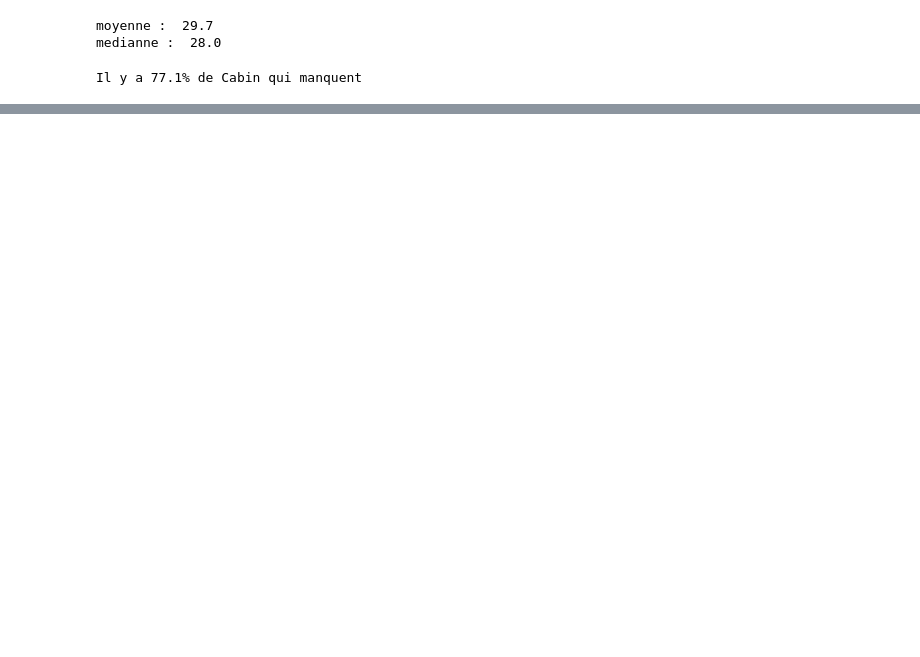
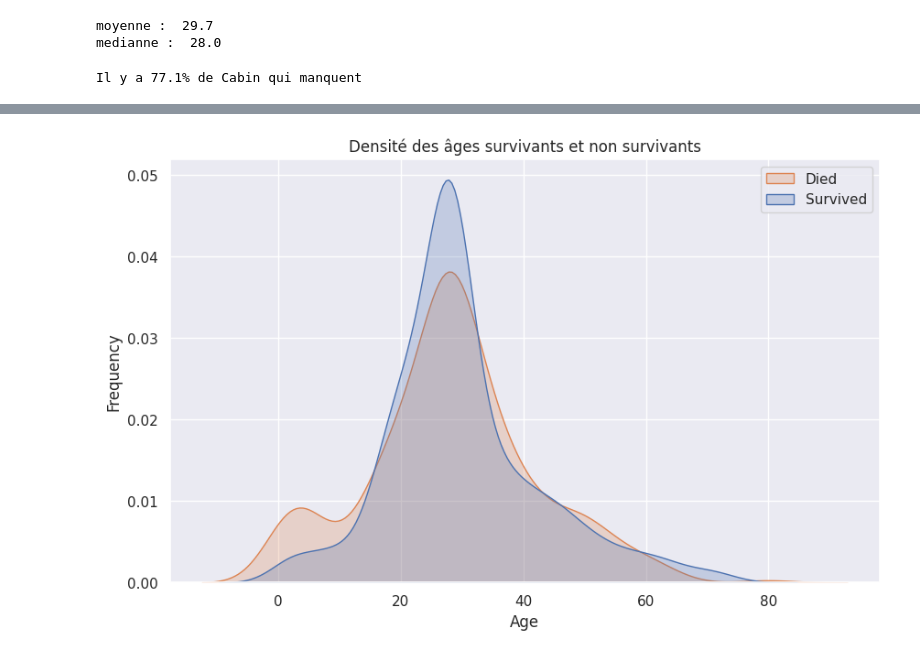
Before and after one commit to kalmuroth/lb-cml, a Jupyter notebook: lb_cml.ipynb, the cells around one changed output, grey strips where cells are left out. Saved outputs shown, nothing was run; the diff lists cells and outputs as text; code cells hidden in the pictures; blank space fills up the shorter version.

```diff
--- a/lb_cml.ipynb
+++ b/lb_cml.ipynb
@@ -373,0 +492,9 @@ Il y a 77.1% de Cabin qui manquent
+# %%
+train['Age'].fillna(train['Age'].median(), inplace=True)
+most_common_embarked_train = train['Embarked'].value_counts().idxmax()
+train['Embarked'].fillna(most_common_embarked_train, inplace=True)
+train['Fare'].fillna(train['Fare'].median(), inplace=True)
+train['travelAlone'] = train.apply(lambda row: int(row['SibSp'] + row['Parch'] == 0), axis=1)
+data_test = pd.get_dummies(train, columns=['Pclass', 'Embarked', 'Sex'], drop_first=False)
+remove_column_test = data_test.drop(columns=['PassengerId', 'Name', 'Ticket', 'Sex_female'])
+print(tabulate(remove_column, headers='keys', tablefmt='pretty'))
@@ -373,0 +519,11 @@ Il y a 77.1% de Cabin qui manquent
+# %%
+sns.set(style="darkgrid")
+plt.figure(figsize=(10, 6))
+sns.kdeplot(data=remove_column_test, x='Age', hue='Survived', fill=True, common_norm=False)
+plt.title("Densité des âges survivants et non survivants")
+plt.xlabel("Age")
+plt.ylabel("Frequency")
+plt.legend(labels=["Died", "Survived"])
+plt.savefig("age_feature_distributio.png")
+# %% [output]
+[figure, added]
```
Also changed, not shown: parts of 17 cells of this notebook.
